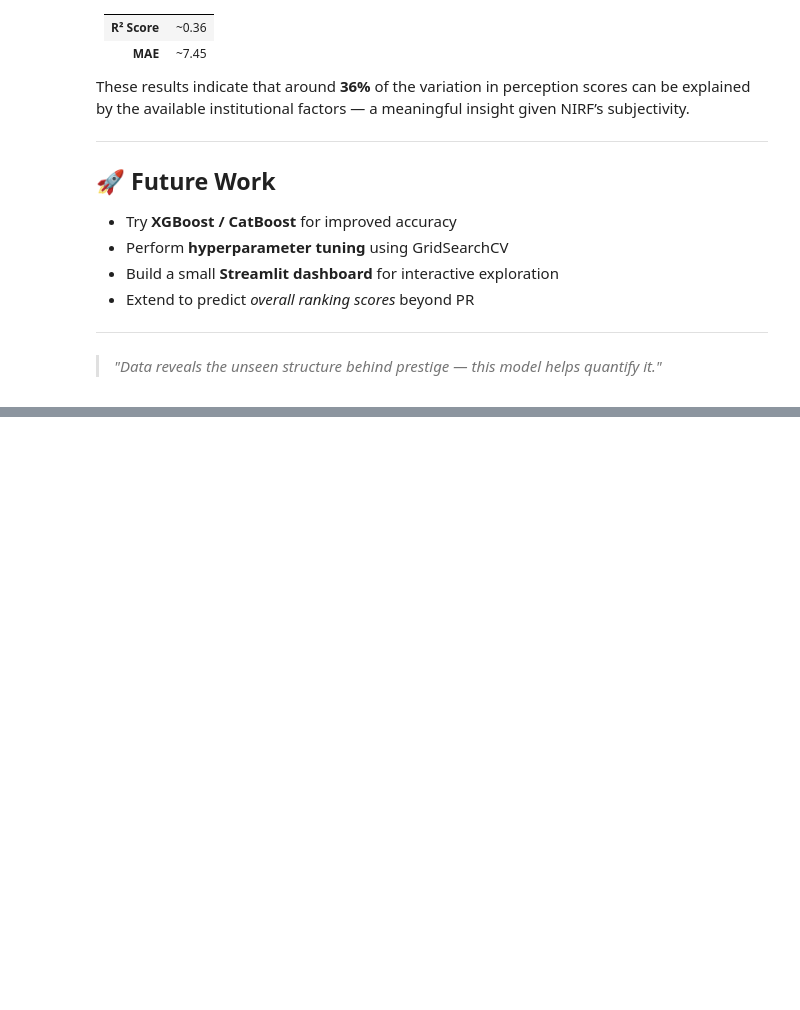
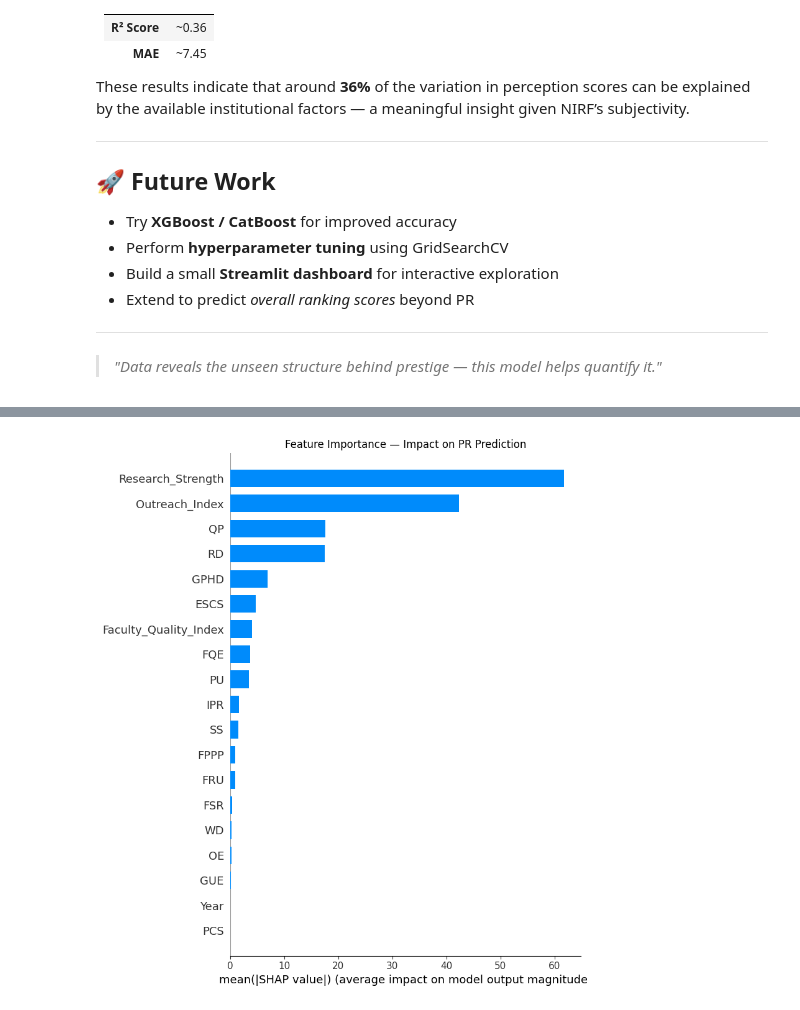
Before and after one commit to Valenshivansh/RankXplain, a Jupyter notebook: notebooks/model_training.ipynb, the cells around one changed output, grey strips where cells are left out. Drawn from its saved outputs; the diff is of its cells as text; code cells hidden in the pictures; blank space fills up the shorter version.

```diff
--- a/notebooks/model_training.ipynb
+++ b/notebooks/model_training.ipynb
@@ -228,3 +228,14 @@ These results indicate that around **36%** of the variation in perception scores
 ---
 
 > *"Data reveals the unseen structure behind prestige — this model helps quantify it."*
+# %%
+missing_features = ['Faculty_Quality_Index', 'Outreach_Index', 'Research_Strength']
+for col in missing_features:
+    if col not in X.columns:
+        X[col] = 0  # fill missing columns with zeros
+
+# Reorder columns to match model training order
+X = X[model.feature_names_in_]
+
+# Scale using saved scaler
+X_scaled = scaler.transform(X)
@@ -230,0 +244,78 @@ These results indicate that around **36%** of the variation in perception scores
+# %%
+# ============================================================
+# 🧠 SHAP Analysis for NIRF PR Model (Final Fixed)
+# ============================================================
+
+import pandas as pd
+import joblib
+import shap
+import matplotlib.pyplot as plt
+
+# ============================================================
+# 1️⃣ Load Model, Scaler, and Data
+# ============================================================
+model = joblib.load("nirf_pr_model.pkl")
+scaler = joblib.load("nirf_scaler.pkl")
+
+data = pd.read_csv("/Users/shivanshpathak/Code/AIML/Mlops/data/processed/nirf_combined.csv")
+
+print("✅ Model, Scaler, and Data Loaded Successfully!")
+print("📊 Data Shape:", data.shape)
+
+# ============================================================
+# 2️⃣ Clean and Prepare Data
+# ============================================================
+data = data.replace(r"[^\d.\-]", "", regex=True)
+for col in data.columns:
+    data[col] = pd.to_numeric(data[col], errors="ignore")
+
+# Drop unnecessary columns
+data = data.drop(columns=["Institution Name", "Institution Code", "Institute Name", "Institute Code"], errors="ignore")
+
+# Drop rows with missing PR values
+data = data.dropna(subset=["PR"])
+
+# Split features and target
+X = data.drop(columns=["PR"])
+y = data["PR"]
+
+# --- handle missing columns if any ---
+missing_features = ['Faculty_Quality_Index', 'Outreach_Index', 'Research_Strength']
+for col in missing_features:
+    if col not in X.columns:
+        X[col] = 0
+
+# ============================================================
+# 3️⃣ Fix Column Order to Match Scaler Training
+# ============================================================
+# Safely use the scaler’s feature names if available, else fallback to model training columns
+if hasattr(scaler, 'feature_names_in_'):
+    correct_order = scaler.feature_names_in_
+else:
+    # fallback: manually define features used during training
+    correct_order = ['SS', 'FSR', 'FQE', 'FRU', 'OE', 'PU', 'QP', 'IPR',
+                     'FPPP', 'GUE', 'GPHD', 'RD', 'WD', 'ESCS', 'PCS',
+                     'Faculty_Quality_Index', 'Outreach_Index', 'Research_Strength', 'Year']
+
+# Reindex columns to match training order
+X = X.reindex(columns=correct_order, fill_value=0)
+
+# ============================================================
+# 4️⃣ Scale and Run SHAP
+# ============================================================
+X_scaled = scaler.transform(X)
+print("✅ Data Scaled Successfully!")
+
+explainer = shap.TreeExplainer(model)
+shap_values = explainer.shap_values(X_scaled)
+print("✅ SHAP Values Computed Successfully!")
+
+# ============================================================
+# 5️⃣ Visualizations
+# ============================================================
+plt.title("Feature Importance — Impact on PR Prediction")
+shap.summary_plot(shap_values, X, plot_type="bar")
+
+shap.summary_plot(shap_values, X)
+print("✅ SHAP Analysis Completed Successfully!")
+# %% [output]
@@ -230,0 +326 @@ These results indicate that around **36%** of the variation in perception scores
+[figure, added]
```
Also changed, not shown: parts of 2 cells of this notebook.
